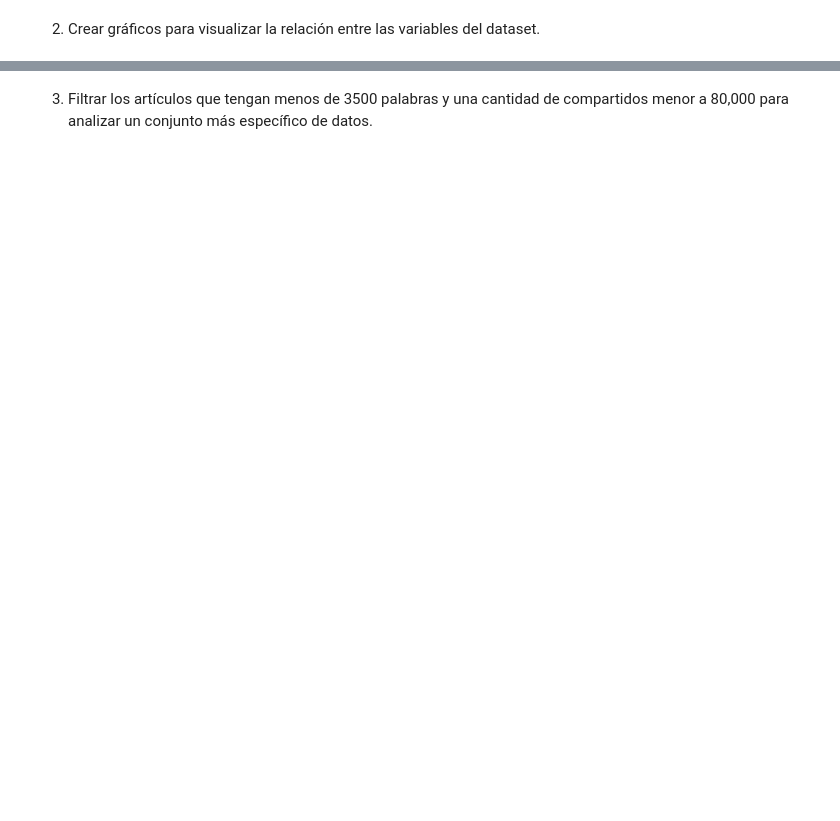
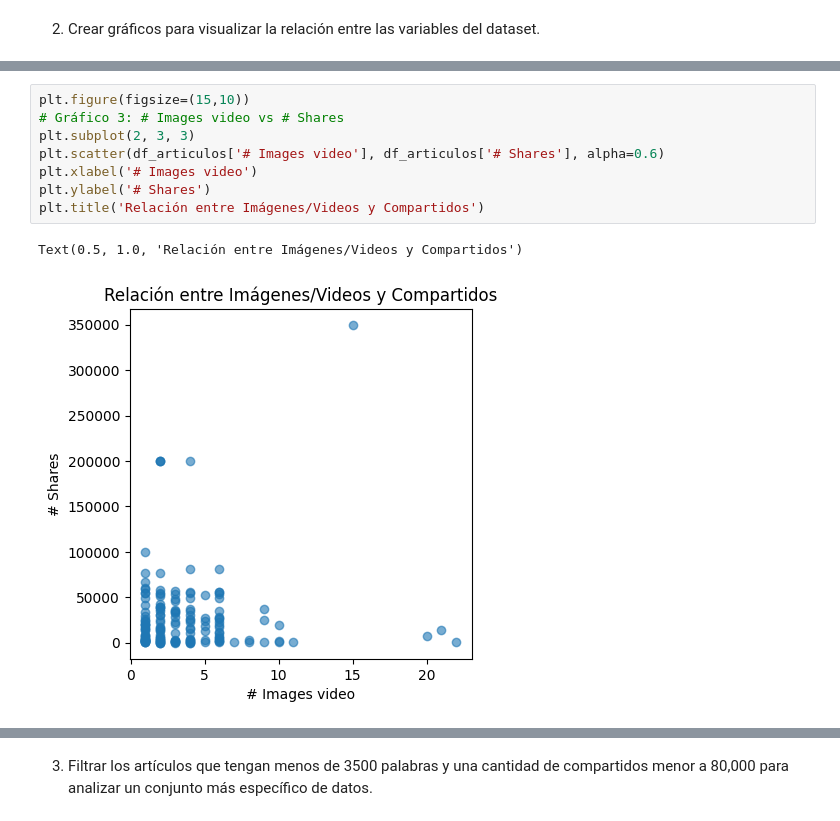
Before and after one commit to LeandroRodrigoMolina/IA_FCAD_2025_1er_Cuatri, a Jupyter notebook: U7/TP5_Aprendizaje.ipynb, the cells around one changed output, grey strips where cells are left out. Saved outputs shown, nothing was run; the diff lists cells and outputs as text; blank space fills up the shorter version.

```diff
--- a/U7/TP5_Aprendizaje.ipynb
+++ b/U7/TP5_Aprendizaje.ipynb
@@ -619,0 +653,11 @@ A partir del dataset *articulos_ml.csv* que se encuentra disponible en el campus
+# %%
+plt.figure(figsize=(15,10))
+# Gráfico 3: # Images video vs # Shares
+plt.subplot(2, 3, 3)
+plt.scatter(df_articulos['# Images video'], df_articulos['# Shares'], alpha=0.6)
+plt.xlabel('# Images video')
+plt.ylabel('# Shares')
+plt.title('Relación entre Imágenes/Videos y Compartidos')
+# %% [output]
+Text(0.5, 1.0, 'Relación entre Imágenes/Videos y Compartidos')
+[figure, added]
```
Also changed, not shown: parts of 24 cells of this notebook.
